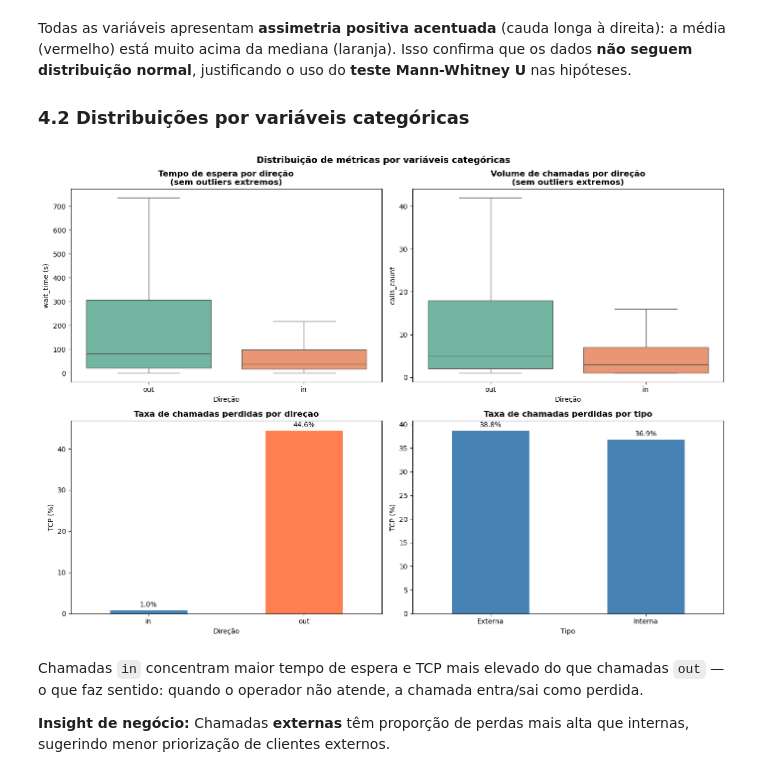
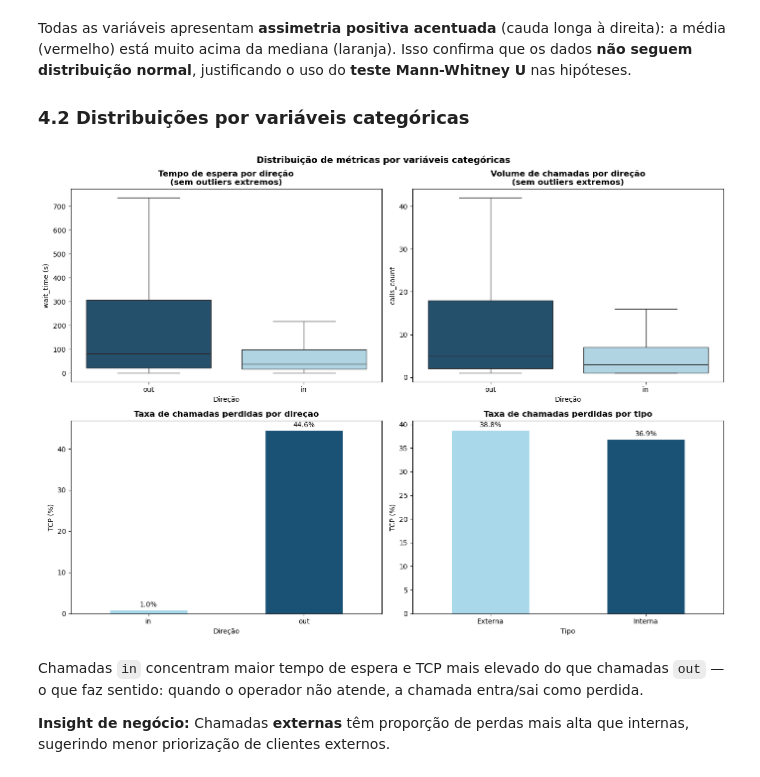
Before and after one commit to raimirsilva/DA-curse-final-project, a Jupyter notebook: notebook/Implementation.ipynb, the cells around one changed output. Saved outputs shown, nothing was run; the diff lists cells and outputs as text; code cells hidden in the pictures.

```diff
--- a/notebook/Implementation.ipynb
+++ b/notebook/Implementation.ipynb
@@ -694,45 +694,27 @@ Todas as variáveis apresentam **assimetria positiva acentuada** (cauda longa à
 
 ### 4.2 Distribuições por variáveis categóricas
 # %%
+# Paleta consistente: azul-claro → 'in' / recebidas, azul-escuro → 'out' / perdidas
+PAL_DIR = {'in': '#a8d8ea', 'out': '#1a5276'}
+C_BAR   = ['#a8d8ea', '#1a5276']   # [in/Interna, out/Externa]
+
 fig, axes = plt.subplots(2, 2, figsize=(14, 10))
 
 # Passo 1: boxplot de wait_time por direction
-# hue='direction' + legend=False reproduz o comportamento anterior sem o FutureWarning do seaborn.
-# showfliers=False oculta os pontos de outliers (valores muito acima do bigode do boxplot) —
-# sem isso, os outliers extremos esticam tanto o eixo y que as caixas ficam minúsculas e ilegíveis.
 sns.boxplot(data=df_calls, x='direction', y='wait_time', ax=axes[0, 0],
-            hue='direction', palette='Set2', showfliers=False, legend=False)
+            hue='direction', palette=PAL_DIR, showfliers=False, legend=False)
 axes[0, 0].set_title('Tempo de espera por direção\n(sem outliers extremos)', fontweight='bold')
 axes[0, 0].set_xlabel('Direção')
 axes[0, 0].set_ylabel('wait_time (s)')
 
-# Passo 2: boxplot de calls_count por direction — mesmo critério de showfliers=False acima
+# Passo 2: boxplot de calls_count por direction
 sns.boxplot(data=df_calls, x='direction', y='calls_count', ax=axes[0, 1],
-            hue='direction', palette='Set2', showfliers=False, legend=False)
+            hue='direction', palette=PAL_DIR, showfliers=False, legend=False)
 axes[0, 1].set_title('Volume de chamadas por direção\n(sem outliers extremos)', fontweight='bold')
 axes[0, 1].set_xlabel('Direção')
 axes[0, 1].set_ylabel('calls_count')
 
-# Passo 3: calcula a TCP (taxa de chamadas perdidas) agrupada por direction ('in' ou 'out')
-#
-# .groupby('direction') divide df_calls em subgrupos: um subDataFrame com todas as linhas 'in'
-# e outro com todas as linhas 'out'. O .apply() executa a função para cada subgrupo.
-#
-# A cada iteração, 'g' é um DataFrame
-# menor contendo somente as linhas daquele valor de 'direction'.
-#
-# g.loc[condição, coluna] filtra e seleciona ao mesmo tempo:
-#   - primeiro argumento (condição): g['is_missed_call'] → série True/False por linha
-#   - segundo argumento (coluna): 'calls_count' → retorna só essa coluna das linhas True
-#   resultado: os valores de calls_count apenas das chamadas perdidas daquele grupo
-#
-# .sum() / g['calls_count'].sum() * 100 → chamadas perdidas ÷ total de chamadas × 100 = TCP (%)
-#
-# include_groups=False: por padrão o pandas passa a coluna de agrupamento ('direction')
-# dentro de 'g' junto com as demais colunas. Nas próximas versões do pandas esse comportamento
-# mudará — a coluna de grupo será excluída automaticamente — e o pandas emite um FutureWarning
-# para avisar disso. Passar include_groups=False adota o novo comportamento agora,
-# silenciando o aviso. O resultado do cálculo não muda pois a lambda não usa 'direction'.
+# Passo 3: TCP por direction (chamadas perdidas ÷ total × 100)
 missed_by_dir = (
     df_calls.groupby('direction')
     .apply(
@@ -742,52 +724,41 @@ missed_by_dir = (
     .rename('tcp (%)')
 )
 
-missed_by_dir.plot(kind='bar', ax=axes[1, 0], color=['steelblue', 'coral'], edgecolor='white', legend=False)
+missed_by_dir.plot(kind='bar', ax=axes[1, 0],
+                   color=[PAL_DIR.get(k, C_BAR[0]) for k in missed_by_dir.index],
+                   edgecolor='white', legend=False)
 axes[1, 0].set_title('Taxa de chamadas perdidas por direção', fontweight='bold')
 axes[1, 0].set_xlabel('Direção')
 axes[1, 0].set_ylabel('TCP (%)')
 axes[1, 0].tick_params(axis='x', rotation=0)
-
-# .patches é a lista de retângulos que o matplotlib criou para cada barra do gráfico.
-# Iteramos sobre ela para colocar o valor percentual como texto acima de cada barra.
-# Cada 'bar' expõe métodos .get_*() que consultam as propriedades geométricas do retângulo:
-#   bar.get_x()      → posição x da borda esquerda da barra
-#   bar.get_width()  → largura da barra
-#   get_x() + get_width() / 2 → ponto central horizontal da barra (onde o texto ficará centralizado)
-#   bar.get_height() → altura da barra = o valor numérico plotado (a TCP em %)
-# O + 0.3 desloca o texto ligeiramente acima do topo para não ficar colado na barra.
 for bar in axes[1, 0].patches:
     axes[1, 0].text(bar.get_x() + bar.get_width() / 2, bar.get_height() + 0.3,
                    f'{bar.get_height():.1f}%', ha='center', va='bottom', fontsize=10)
 
-# Passo 4: mesma lógica do Passo 3, agrupando por 'internal' (True = interna, False = externa)
-# observed=True só teria efeito se 'internal' fosse do tipo pd.Categorical — um tipo especial
-# do pandas usado quando a coluna tem categorias fixas e ordenadas (ex.: 'baixo/médio/alto').
-# Como 'internal' é boolean, o parâmetro não altera o resultado, mas é mantido por precaução.
+# Passo 4: TCP por tipo (interno vs externo)
 missed_by_int = (
     df_calls.groupby('internal', observed=True)
     .apply(
         lambda g: g.loc[g['is_missed_call'], 'calls_count'].sum() / g['calls_count'].sum() * 100,
         include_groups=False
     )
     .rename('tcp (%)')
 )
-# Mapeia os valores booleanos para rótulos legíveis no gráfico
 missed_by_int.index = missed_by_int.index.map({True: 'Interna', False: 'Externa'})
-missed_by_int.plot(kind='bar', ax=axes[1, 1], color='steelblue', edgecolor='white', legend=False)
+missed_by_int.plot(kind='bar', ax=axes[1, 1], color=C_BAR, edgecolor='white', legend=False)
 axes[1, 1].set_title('Taxa de chamadas perdidas por tipo', fontweight='bold')
 axes[1, 1].set_xlabel('Tipo')
 axes[1, 1].set_ylabel('TCP (%)')
 axes[1, 1].tick_params(axis='x', rotation=0)
-for bar in axes[1, 1].patches:  # mesmo padrão de anotação do Passo 3
+for bar in axes[1, 1].patches:
     axes[1, 1].text(bar.get_x() + bar.get_width() / 2, bar.get_height() + 0.3,
                    f'{bar.get_height():.1f}%', ha='center', va='bottom', fontsize=10)
 
 plt.suptitle('Distribuição de métricas por variáveis categóricas', fontsize=13, fontweight='bold')
 plt.tight_layout()
 plt.show()
 # %% [output]
-[figure, old version]
+[figure, new version]
 # %% [markdown]
 Chamadas `in` concentram maior tempo de espera e TCP mais elevado do que chamadas `out` — o que faz sentido: quando o operador não atende, a chamada entra/sai como perdida.
 
```
Also changed, not shown: parts of 4 cells of this notebook.
